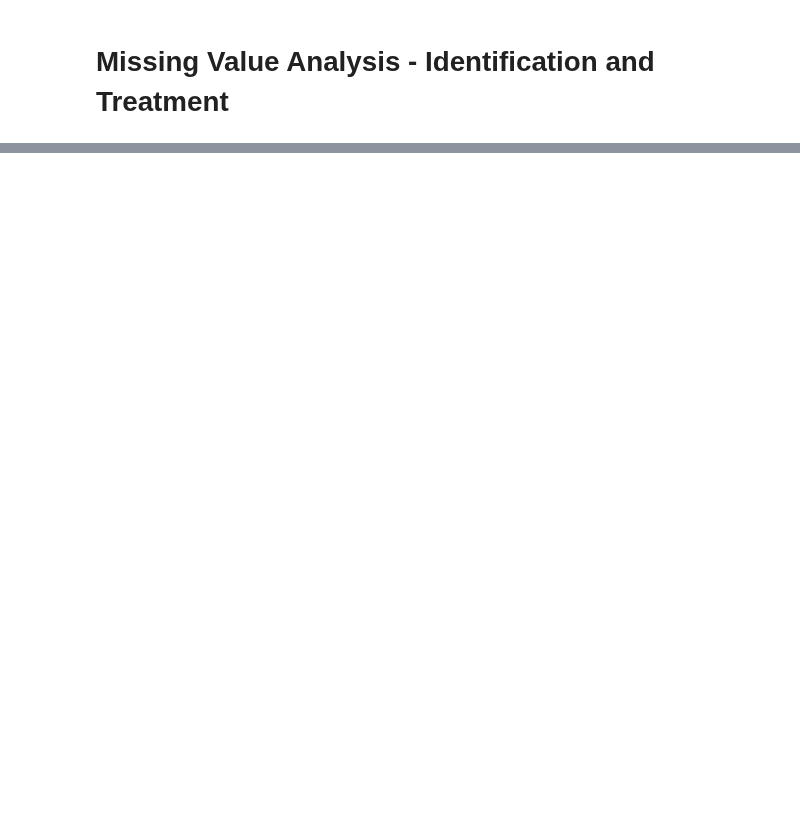
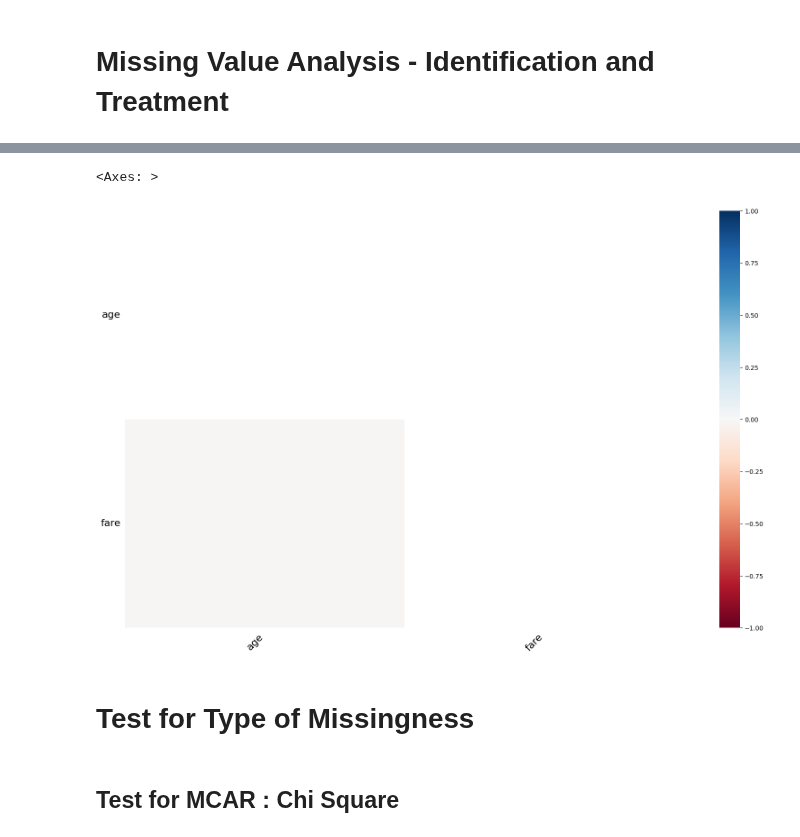
Before and after one commit to megatAhmad/sma_2023_oct, a Jupyter notebook: Python_MissingValueAnalysis.ipynb, the cells around one changed output, grey strips where cells are left out. Saved outputs shown, nothing was run; the diff lists cells and outputs as text; code cells hidden in the pictures; blank space fills up the shorter version.

```diff
--- a/Python_MissingValueAnalysis.ipynb
+++ b/Python_MissingValueAnalysis.ipynb
@@ -33,0 +119,9 @@ data.head()
+# %%
+msno.heatmap(data)
+# %% [output]
+<Axes: >
+[figure, added]
+# %% [markdown]
+# Test for Type of Missingness
+# %% [markdown]
+## Test for MCAR : Chi Square
```
Also changed, not shown: parts of 46 cells of this notebook.
